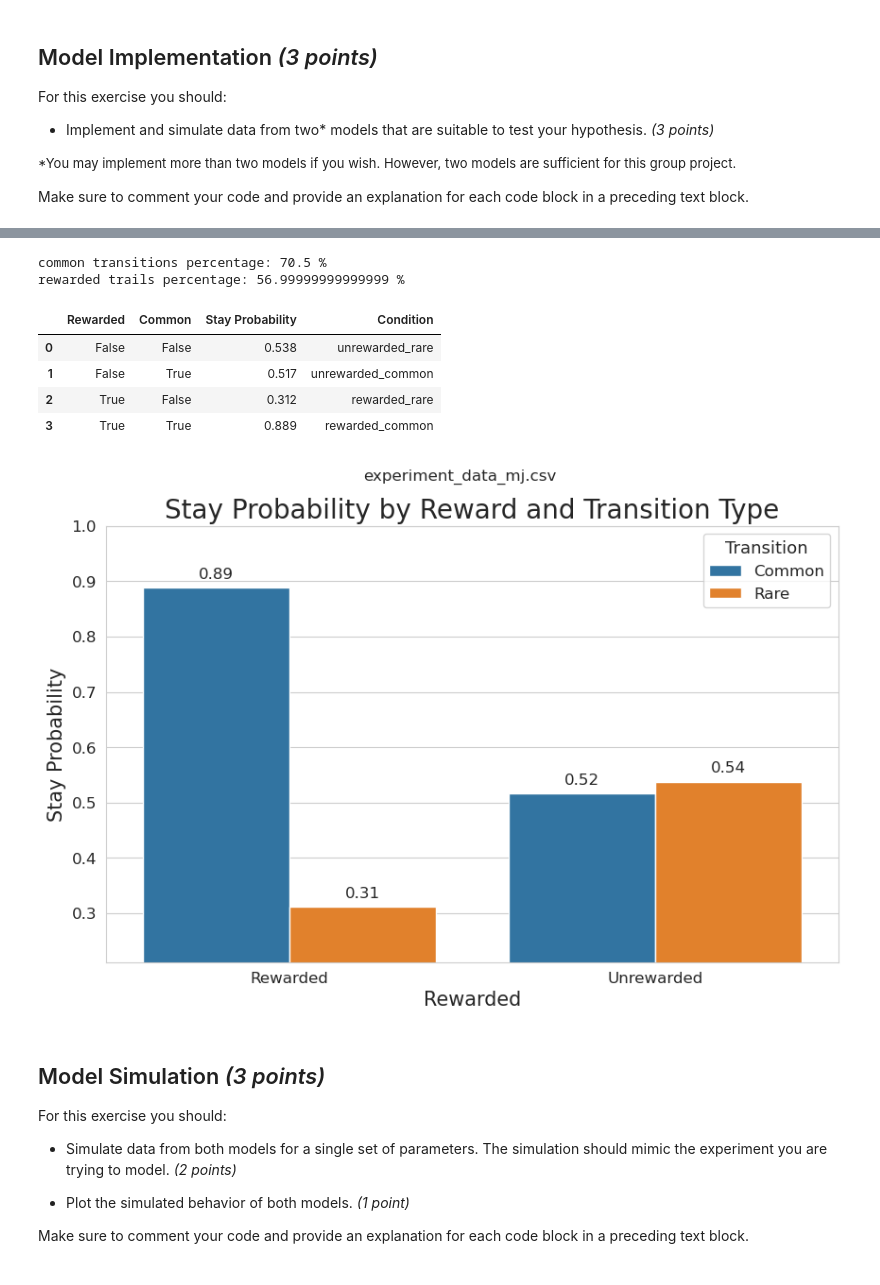
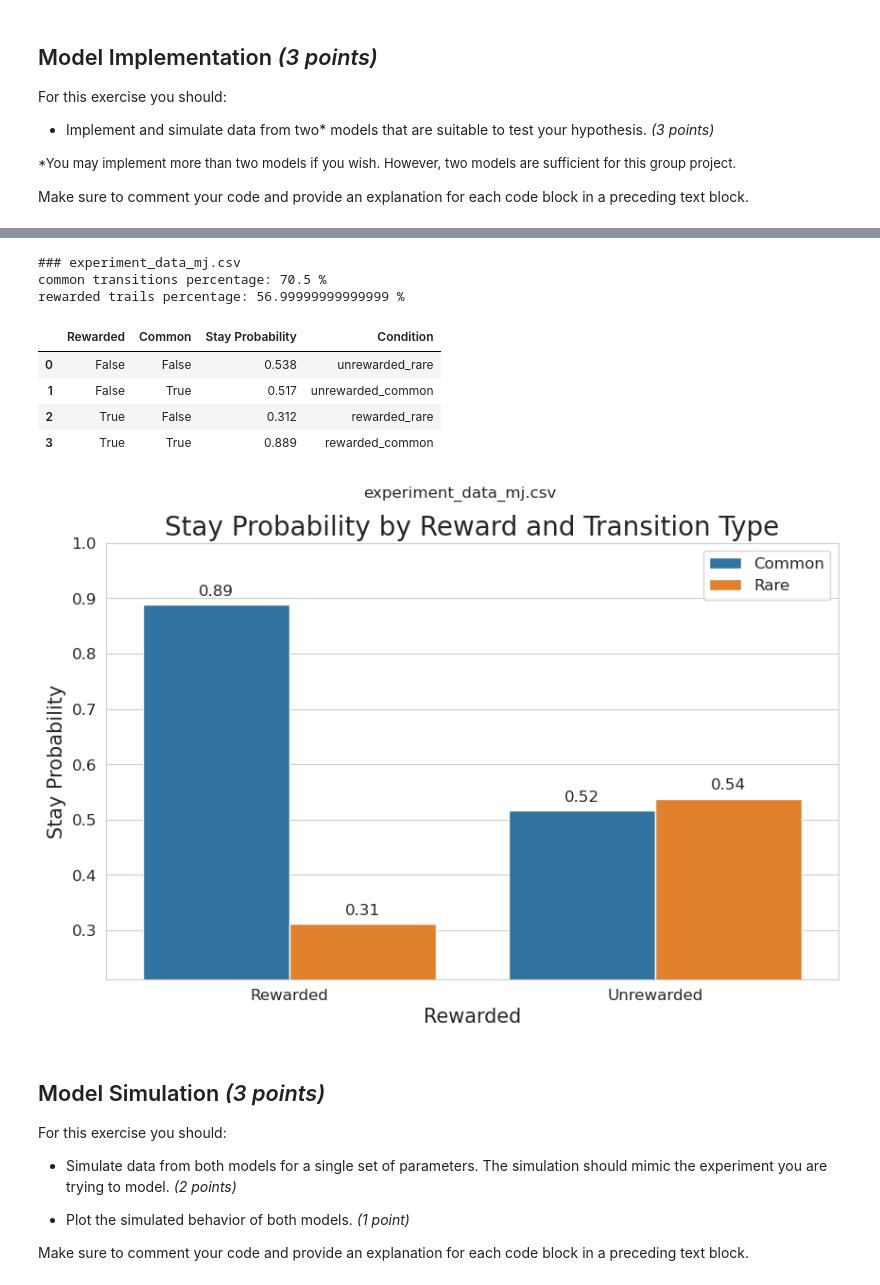
Before and after one commit to imtezcan/rl-twoStepTask, a Jupyter notebook: modeling_procedure.ipynb, the cells around one changed output, grey strips where cells are left out. Drawn from its saved outputs; the diff is of its cells as text; code cells hidden in the pictures.

```diff
--- a/modeling_procedure.ipynb
+++ b/modeling_procedure.ipynb
@@ -66,34 +73,35 @@ rewarded trails percentage: 54.0 %
 # %%
 import pandas as pd
 import os
 from utils import preprocess_human_data, calculate_stay_probability, plot_stay_probability, print_simple_statistics
 
 # load and inspect human data
 particepant_data_file = "experiment_data_mj.csv"
 file_name = os.path.join("data", "participants", particepant_data_file)
 human_data = pd.read_csv(file_name)
 
 # preprocess human data
 human_data = preprocess_human_data(human_data)
 
 # print some statistics
-print_simple_statistics(human_data)
+print_simple_statistics(human_data, title=particepant_data_file)
 
 # calculate and plot stay probability
 stay_probability_df, human_data_extended = calculate_stay_probability(human_data)
 display(stay_probability_df)
-plot_stay_probability(stay_probability_df, name=particepant_data_file)
+plot_stay_probability(stay_probability_df, title=particepant_data_file)
 
 # display(human_data_extended[['stepOneChoice', 'repeated_stepOneAction', 'repeated_stepOneAction_next','reward', 'common_transition']])
 # %% [output]
+### experiment_data_mj.csv
 common transitions percentage: 70.5 %
 rewarded trails percentage: 56.99999999999999 %
 |  | Rewarded | Common | Stay Probability | Condition |
 | 0 | False | False | 0.538 | unrewarded_rare |
 | 1 | False | True | 0.517 | unrewarded_common |
 | 2 | True | False | 0.312 | rewarded_rare |
 | 3 | True | True | 0.889 | rewarded_common |
-[figure, old version]
+[figure, new version]
 # %% [markdown]
 ## Model Simulation *(3 points)*
 
```
Also changed, not shown: parts of 6 cells of this notebook, 2 other files.
